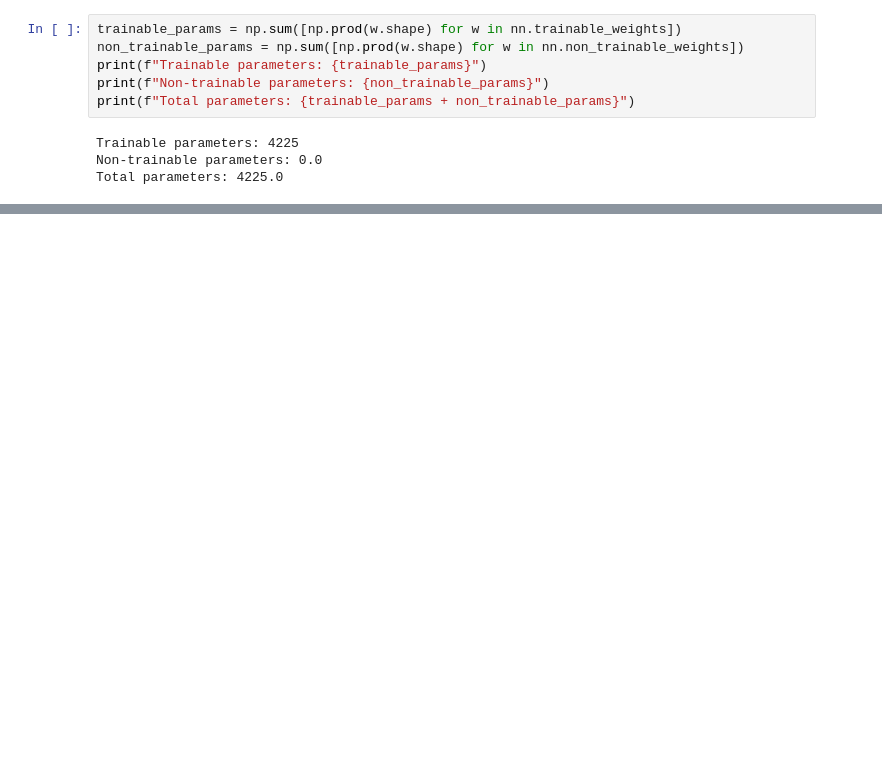
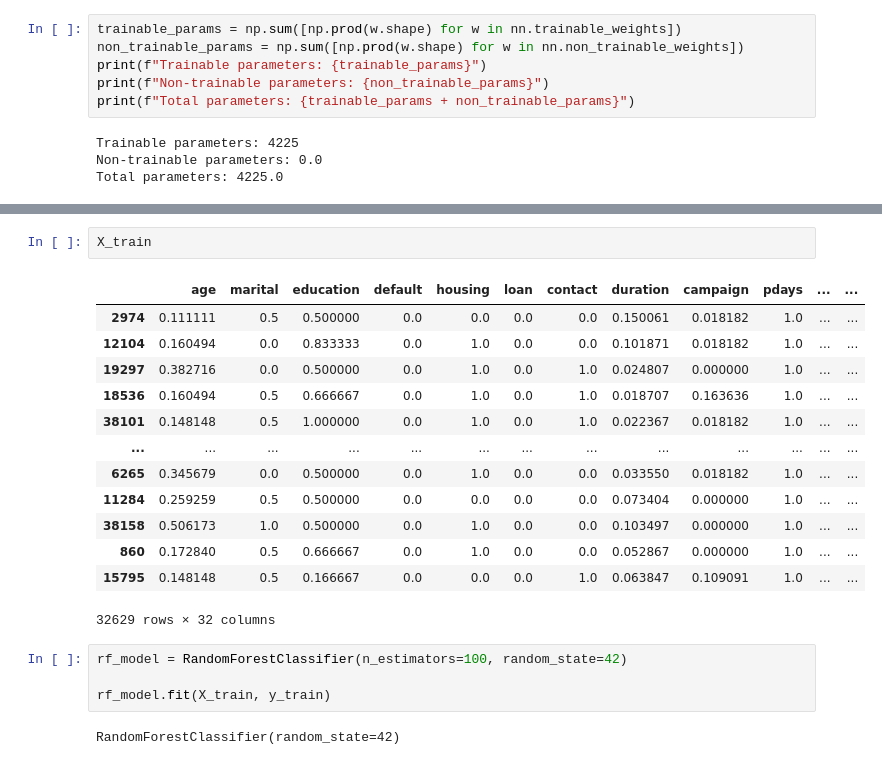
Before and after one commit to dananjana-hewage/Bank_Marketing_Prediction, a Jupyter notebook: test.ipynb, the cells around one changed output, grey strips where cells are left out. Drawn from its saved outputs; the diff is of its cells as text; blank space fills up the shorter version.

```diff
--- a/test.ipynb
+++ b/test.ipynb
@@ -946,0 +995,22 @@ Total parameters: 4225.0
+# %%
+X_train
+# %% [output]
+|  | age | marital | education | default | housing | loan | contact | duration | campaign | pdays | ... | ... |
+| 2974 | 0.111111 | 0.5 | 0.500000 | 0.0 | 0.0 | 0.0 | 0.0 | 0.150061 | 0.018182 | 1.0 | ... | ... |
+| 12104 | 0.160494 | 0.0 | 0.833333 | 0.0 | 1.0 | 0.0 | 0.0 | 0.101871 | 0.018182 | 1.0 | ... | ... |
+| 19297 | 0.382716 | 0.0 | 0.500000 | 0.0 | 1.0 | 0.0 | 1.0 | 0.024807 | 0.000000 | 1.0 | ... | ... |
+| 18536 | 0.160494 | 0.5 | 0.666667 | 0.0 | 1.0 | 0.0 | 1.0 | 0.018707 | 0.163636 | 1.0 | ... | ... |
+| 38101 | 0.148148 | 0.5 | 1.000000 | 0.0 | 1.0 | 0.0 | 1.0 | 0.022367 | 0.018182 | 1.0 | ... | ... |
+| ... | ... | ... | ... | ... | ... | ... | ... | ... | ... | ... | ... | ... |
+| 6265 | 0.345679 | 0.0 | 0.500000 | 0.0 | 1.0 | 0.0 | 0.0 | 0.033550 | 0.018182 | 1.0 | ... | ... |
+| 11284 | 0.259259 | 0.5 | 0.500000 | 0.0 | 0.0 | 0.0 | 0.0 | 0.073404 | 0.000000 | 1.0 | ... | ... |
+| 38158 | 0.506173 | 1.0 | 0.500000 | 0.0 | 1.0 | 0.0 | 0.0 | 0.103497 | 0.000000 | 1.0 | ... | ... |
+| 860 | 0.172840 | 0.5 | 0.666667 | 0.0 | 1.0 | 0.0 | 0.0 | 0.052867 | 0.000000 | 1.0 | ... | ... |
+| 15795 | 0.148148 | 0.5 | 0.166667 | 0.0 | 0.0 | 0.0 | 1.0 | 0.063847 | 0.109091 | 1.0 | ... | ... |
+32629 rows × 32 columns
+# %%
+rf_model = RandomForestClassifier(n_estimators=100, random_state=42)
+
+rf_model.fit(X_train, y_train)
+# %% [output]
+RandomForestClassifier(random_state=42)
```
Also changed, not shown: parts of 19 cells of this notebook, 2 other files.
